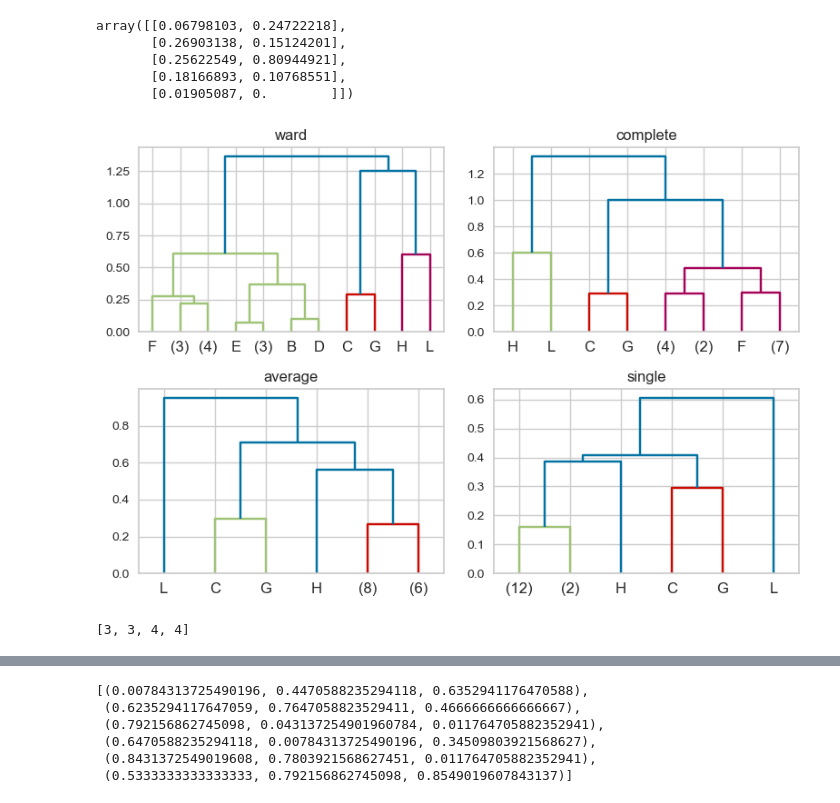
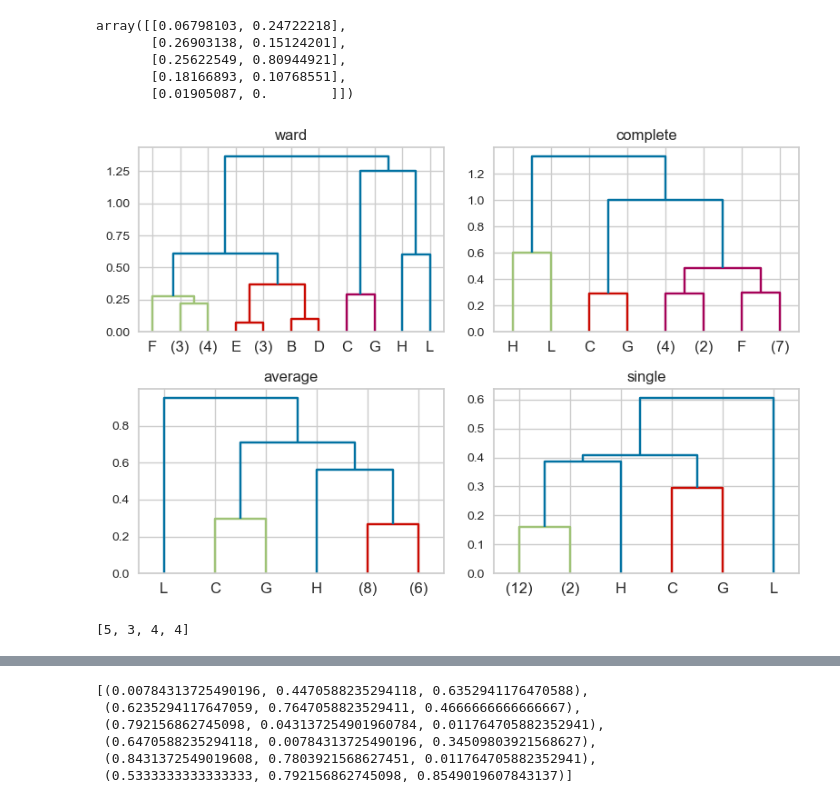
Before and after one commit to tony-pitchblack/---------------, a Jupyter notebook: clustering-douglas.ipynb, the cells around one changed output, grey strips where cells are left out. Saved outputs shown, nothing was run; the diff lists cells and outputs as text; code cells hidden in the pictures.

```diff
--- a/clustering-douglas.ipynb
+++ b/clustering-douglas.ipynb
@@ -86,35 +79,35 @@ def plot_dendrogram(model, **kwargs):
     # Plot the corresponding dendrogram
     dendrogram(linkage_matrix, **kwargs)
     return linkage_matrix
 
 linkage_types = ['ward', 'complete', 'average', 'single']
-cutoff_thresholds = [1, 0.7, 0.5, 0.35]
+cutoff_thresholds = [0.5, 0.7, 0.5, 0.35]
 linkage_colors = dict(zip(linkage_types, cutoff_thresholds))
 
 hclust = dict()
 fig, axs = plt.subplots(2, 2)
 axs_indices = [(i, j) for i in range(2) for j in range(2)]
 for linkage_type, axs_ind in zip(linkage_types, axs_indices):
     clustering = AgglomerativeClustering(linkage=linkage_type,
                                          distance_threshold=0,
                                          n_clusters=None).fit(X)
     axs[axs_ind].set_title(linkage_type)
     linkage_matrix = plot_dendrogram(
         clustering,
         truncate_mode="level",
         p=3,
         ax=axs[axs_ind],
         labels=data_to_cluster["Код раздела"].to_list(),
         color_threshold = linkage_colors[linkage_type]
         # orientation='right'
         )
     hclust[linkage_type] = {
         "clustering": clustering,
         "linkage_matrix": linkage_matrix
     }
 fig.tight_layout()
 # %% [output]
-[figure, old version]
+[figure, new version]
 # %%
 cluster_mapping = data_to_cluster.loc[:, :"Код раздела"]
 cluser_count = []
@@ -127,4 +120,4 @@ for linkage_type, threshold in zip(linkage_types, cutoff_thresholds):
 # cluster_mapping.head()
 cluser_count
 # %% [output]
-[3, 3, 4, 4]
+[5, 3, 4, 4]
```
Also changed, not shown: parts of 8 cells of this notebook, 8 other files.
